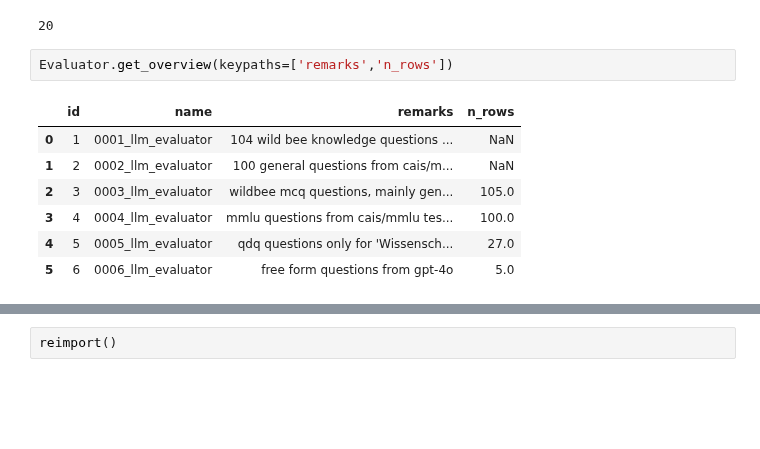
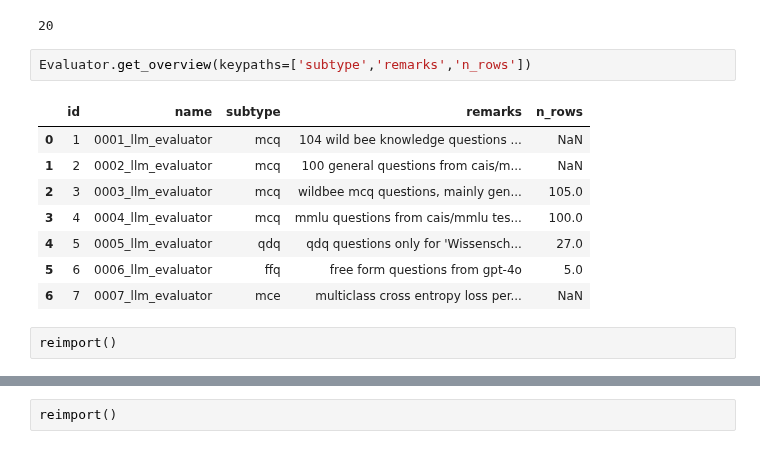
Before and after one commit to fee1ix/beesup_injection_lab, a Jupyter notebook: experiment_notebook.ipynb, the cells around one changed output, grey strips where cells are left out. Saved outputs shown, nothing was run; the diff lists cells and outputs as text; blank space fills up the shorter version.

```diff
--- a/experiment_notebook.ipynb
+++ b/experiment_notebook.ipynb
@@ -186,12 +210,15 @@ ftn_pipe.trainer.args.num_train_epochs
 # %% [output]
 20
 # %%
-Evaluator.get_overview(keypaths=['remarks','n_rows'])
+Evaluator.get_overview(keypaths=['subtype','remarks','n_rows'])
 # %% [output]
-|  | id | name | remarks | n_rows |
-| 0 | 1 | 0001_llm_evaluator | 104 wild bee knowledge questions ... | NaN |
-| 1 | 2 | 0002_llm_evaluator | 100 general questions from cais/m... | NaN |
-| 2 | 3 | 0003_llm_evaluator | wildbee mcq questions, mainly gen... | 105.0 |
-| 3 | 4 | 0004_llm_evaluator | mmlu questions from cais/mmlu tes... | 100.0 |
-| 4 | 5 | 0005_llm_evaluator | qdq questions only for 'Wissensch... | 27.0 |
-| 5 | 6 | 0006_llm_evaluator | free form questions from gpt-4o | 5.0 |
+|  | id | name | subtype | remarks | n_rows |
+| 0 | 1 | 0001_llm_evaluator | mcq | 104 wild bee knowledge questions ... | NaN |
+| 1 | 2 | 0002_llm_evaluator | mcq | 100 general questions from cais/m... | NaN |
+| 2 | 3 | 0003_llm_evaluator | mcq | wildbee mcq questions, mainly gen... | 105.0 |
+| 3 | 4 | 0004_llm_evaluator | mcq | mmlu questions from cais/mmlu tes... | 100.0 |
+| 4 | 5 | 0005_llm_evaluator | qdq | qdq questions only for 'Wissensch... | 27.0 |
+| 5 | 6 | 0006_llm_evaluator | ffq | free form questions from gpt-4o | 5.0 |
+| 6 | 7 | 0007_llm_evaluator | mce | multiclass cross entropy loss per... | NaN |
+# %%
+reimport()
```
Also changed, not shown: parts of 27 cells of this notebook, 7 other files.
